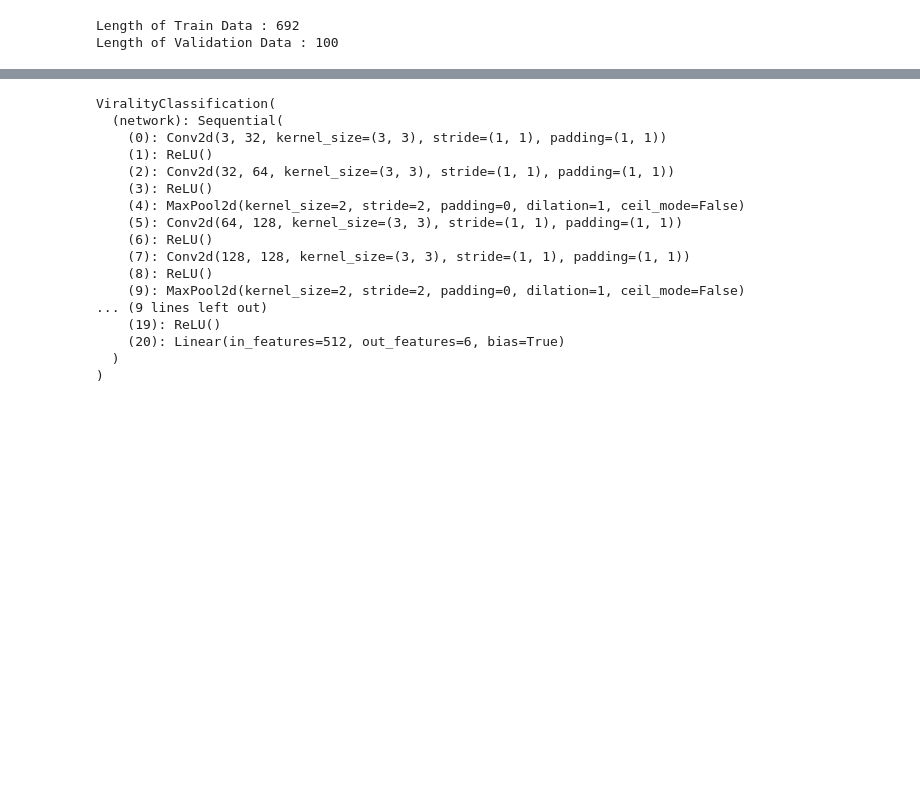
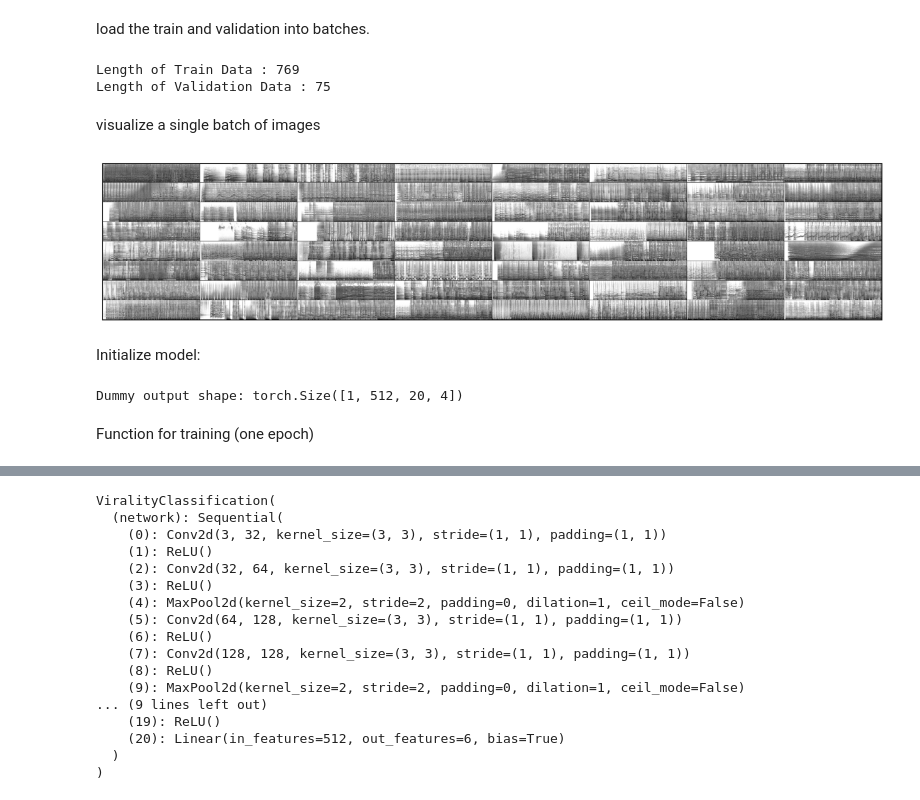
Before and after one commit to omersideman/ai-project, a Jupyter notebook: notebooks/cnn.ipynb, the cells around one changed output, grey strips where cells are left out. Cells and saved outputs as stored; diff of their text form; code cells hidden in the pictures; blank space fills up the shorter version.

```diff
--- a/notebooks/cnn.ipynb
+++ b/notebooks/cnn.ipynb
@@ -47,31 +80,39 @@ Label : bottom
+# %% [markdown]
+load the train and validation into batches.
 # %%
 from torch.utils.data.dataloader import DataLoader
 from torch.utils.data import random_split
 
-batch_size = 128
-val_size = 100
+val_size = int(TRACKS_PER_CLASS*PERCENT_VALIDATION)
 train_size = len(dataset) - val_size
 
 train_data,val_data = random_split(dataset,[train_size,val_size])
 print(f"Length of Train Data : {len(train_data)}")
 print(f"Length of Validation Data : {len(val_data)}")
 
-#load the train and validation into batches.
-train_dl = DataLoader(train_data, batch_size, shuffle = True, num_workers = 4, pin_memory = True)
-val_dl = DataLoader(val_data, batch_size*2, num_workers = 4, pin_memory = True)
+# train_dl = DataLoader(train_data, BATCH, shuffle = True, num_workers = 4, pin_memory = True)
+# val_dl = DataLoader(val_data, BATCH*2, num_workers = 4, pin_memory = True)
+
+train_dl = DataLoader(train_data, batch_size=BATCH, shuffle = True)
+val_dl = DataLoader(val_data, batch_size=BATCH)
+test_dl = DataLoader(test_dataset, batch_size=BATCH)
 # %% [output]
-Length of Train Data : 692
-Length of Validation Data : 100
+Length of Train Data : 769
+Length of Validation Data : 75
+# %% [markdown]
+visualize a single batch of images
 # %%
 from torchvision.utils import make_grid
 
 def show_batch(dl):
     """Plot images grid of single batch"""
     for images, labels in dl:
         fig,ax = plt.subplots(figsize = (16,12))
         ax.set_xticks([])
         ax.set_yticks([])
-        ax.imshow(make_grid(images,nrow=16).permute(1,2,0))
+        ax.imshow(make_grid(images,nrow=8).permute(1,2,0))
         break
 
-# show_batch(train_dl)
+show_batch(train_dl)
+# %% [output]
+[figure, added]
@@ -77,0 +188,10 @@ def show_batch(dl):
+# %% [markdown]
+Initialize model:
+# %%
+model = VGG11(in_channels=1, num_classes=10).to(device)
+criterion = nn.CrossEntropyLoss()
+optimizer = optim.SGD(model.parameters(), lr=0.01)
+# %% [output]
+Dummy output shape: torch.Size([1, 512, 20, 4])
+# %% [markdown]
+Function for training (one epoch)
```
Also changed, not shown: parts of 22 cells of this notebook, 4 other files.
